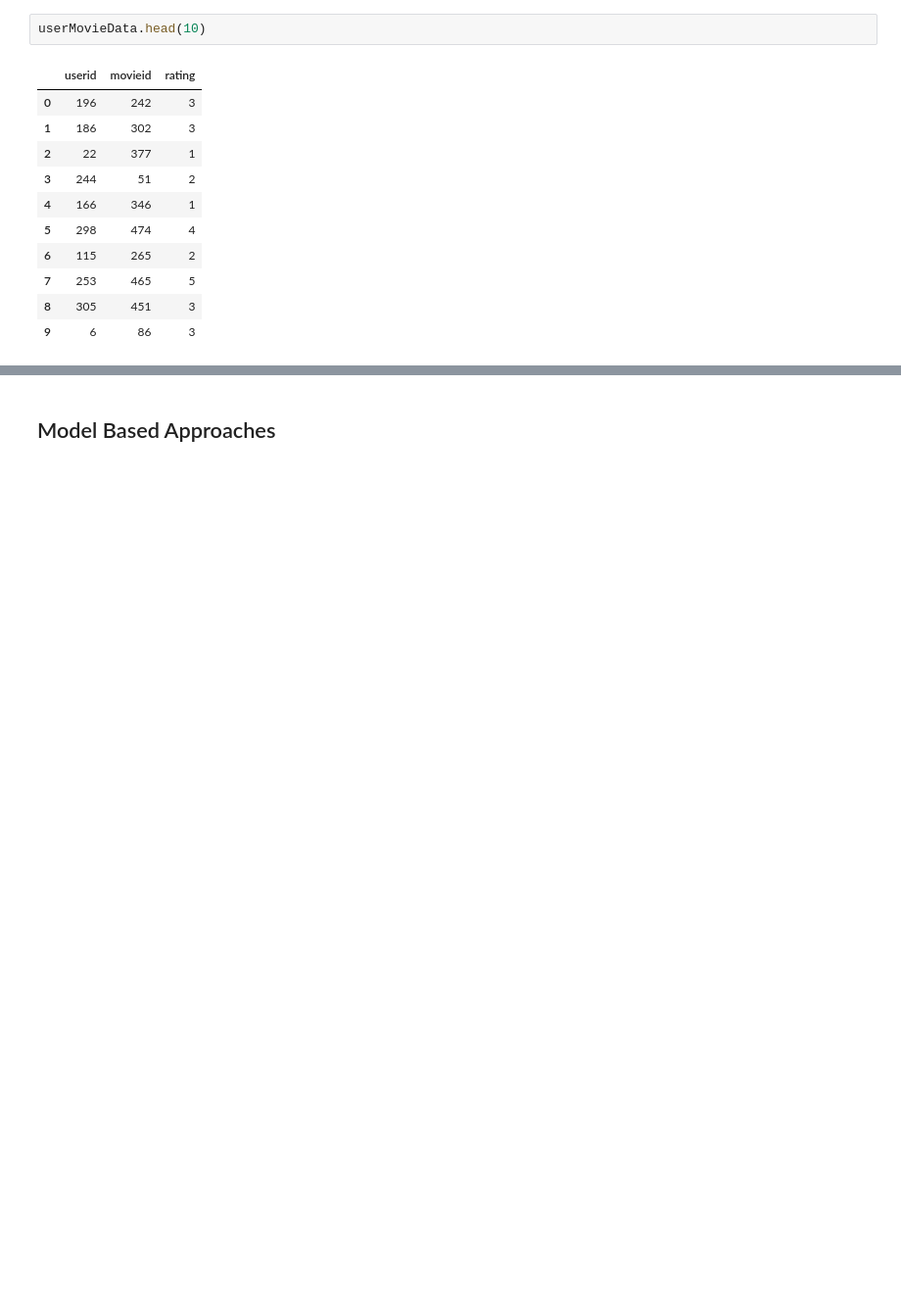
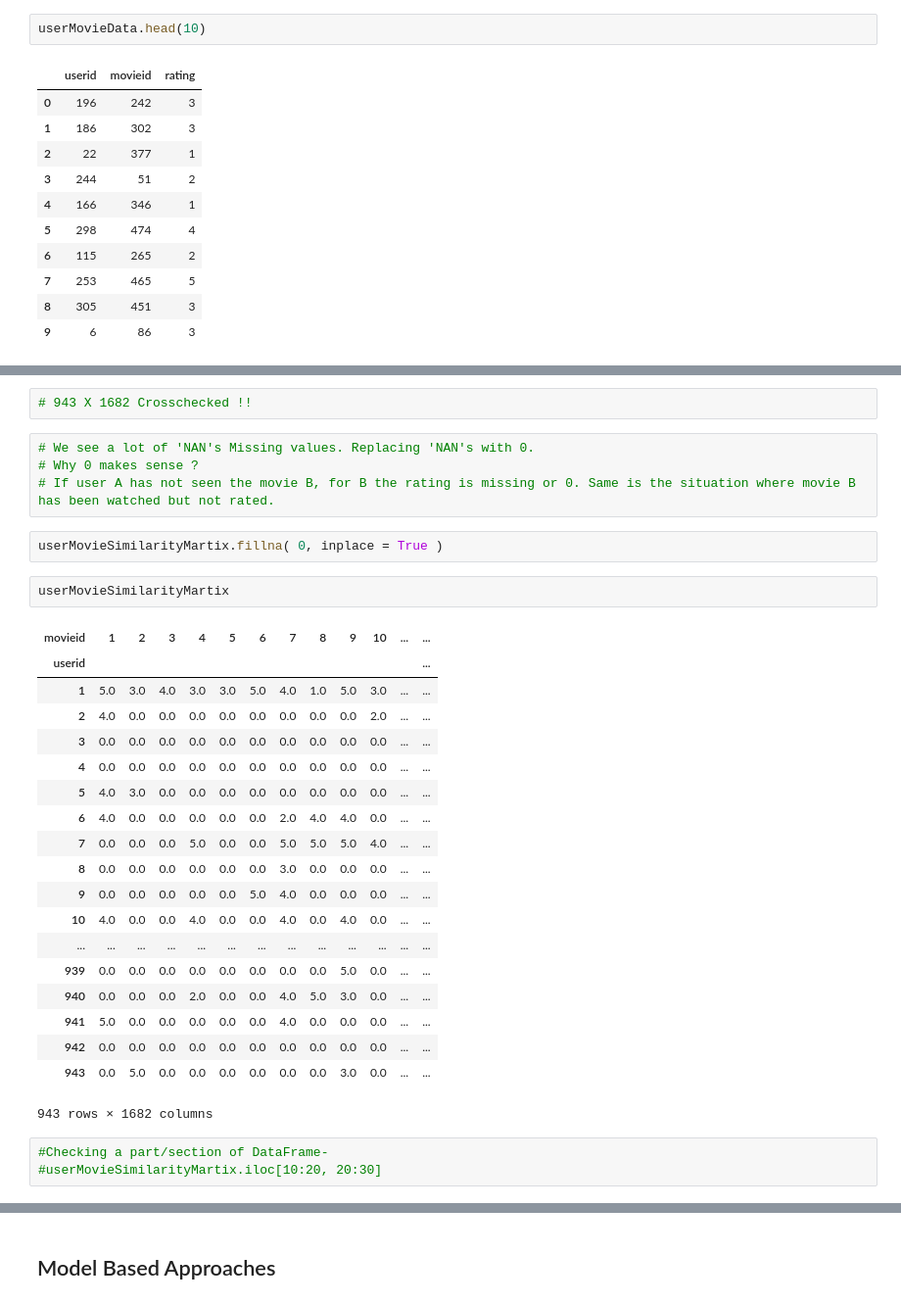
Before and after one commit to rahulvaish/RecommendationSystems-Python, a Jupyter notebook: Chapter-6 Collaborative Filtering [PRACTISE COPY].ipynb, the cells around one changed output, grey strips where cells are left out. Shown: that part at 98% size. Drawn from its saved outputs; the diff is of its cells as text; blank space fills up the shorter version.

```diff
--- a/Chapter-6 Collaborative Filtering [PRACTISE COPY].ipynb
+++ b/Chapter-6 Collaborative Filtering [PRACTISE COPY].ipynb
@@ -358,0 +78,33 @@ score(cf_gen_occ)
+# %%
+# 943 X 1682 Crosschecked !!
+# %%
+# We see a lot of 'NAN's Missing values. Replacing 'NAN's with 0.
+# Why 0 makes sense ?
+# If user A has not seen the movie B, for B the rating is missing or 0. Same is the situation where movie B has been watched but not rated.
+# %%
+userMovieSimilarityMartix.fillna( 0, inplace = True )
+# %%
+userMovieSimilarityMartix
+# %% [output]
+| movieid | 1 | 2 | 3 | 4 | 5 | 6 | 7 | 8 | 9 | 10 | ... | ... |
+| userid |  |  |  |  |  |  |  |  |  |  |  | ... |
+| 1 | 5.0 | 3.0 | 4.0 | 3.0 | 3.0 | 5.0 | 4.0 | 1.0 | 5.0 | 3.0 | ... | ... |
+| 2 | 4.0 | 0.0 | 0.0 | 0.0 | 0.0 | 0.0 | 0.0 | 0.0 | 0.0 | 2.0 | ... | ... |
+| 3 | 0.0 | 0.0 | 0.0 | 0.0 | 0.0 | 0.0 | 0.0 | 0.0 | 0.0 | 0.0 | ... | ... |
+| 4 | 0.0 | 0.0 | 0.0 | 0.0 | 0.0 | 0.0 | 0.0 | 0.0 | 0.0 | 0.0 | ... | ... |
+| 5 | 4.0 | 3.0 | 0.0 | 0.0 | 0.0 | 0.0 | 0.0 | 0.0 | 0.0 | 0.0 | ... | ... |
+| 6 | 4.0 | 0.0 | 0.0 | 0.0 | 0.0 | 0.0 | 2.0 | 4.0 | 4.0 | 0.0 | ... | ... |
+| 7 | 0.0 | 0.0 | 0.0 | 5.0 | 0.0 | 0.0 | 5.0 | 5.0 | 5.0 | 4.0 | ... | ... |
+| 8 | 0.0 | 0.0 | 0.0 | 0.0 | 0.0 | 0.0 | 3.0 | 0.0 | 0.0 | 0.0 | ... | ... |
+| 9 | 0.0 | 0.0 | 0.0 | 0.0 | 0.0 | 5.0 | 4.0 | 0.0 | 0.0 | 0.0 | ... | ... |
+| 10 | 4.0 | 0.0 | 0.0 | 4.0 | 0.0 | 0.0 | 4.0 | 0.0 | 4.0 | 0.0 | ... | ... |
+| ... | ... | ... | ... | ... | ... | ... | ... | ... | ... | ... | ... | ... |
+| 939 | 0.0 | 0.0 | 0.0 | 0.0 | 0.0 | 0.0 | 0.0 | 0.0 | 5.0 | 0.0 | ... | ... |
+| 940 | 0.0 | 0.0 | 0.0 | 2.0 | 0.0 | 0.0 | 4.0 | 5.0 | 3.0 | 0.0 | ... | ... |
+| 941 | 5.0 | 0.0 | 0.0 | 0.0 | 0.0 | 0.0 | 4.0 | 0.0 | 0.0 | 0.0 | ... | ... |
+| 942 | 0.0 | 0.0 | 0.0 | 0.0 | 0.0 | 0.0 | 0.0 | 0.0 | 0.0 | 0.0 | ... | ... |
+| 943 | 0.0 | 5.0 | 0.0 | 0.0 | 0.0 | 0.0 | 0.0 | 0.0 | 3.0 | 0.0 | ... | ... |
+943 rows × 1682 columns
+# %%
+#Checking a part/section of DataFrame-
+#userMovieSimilarityMartix.iloc[10:20, 20:30]
```
Also changed, not shown: parts of 45 cells of this notebook.
